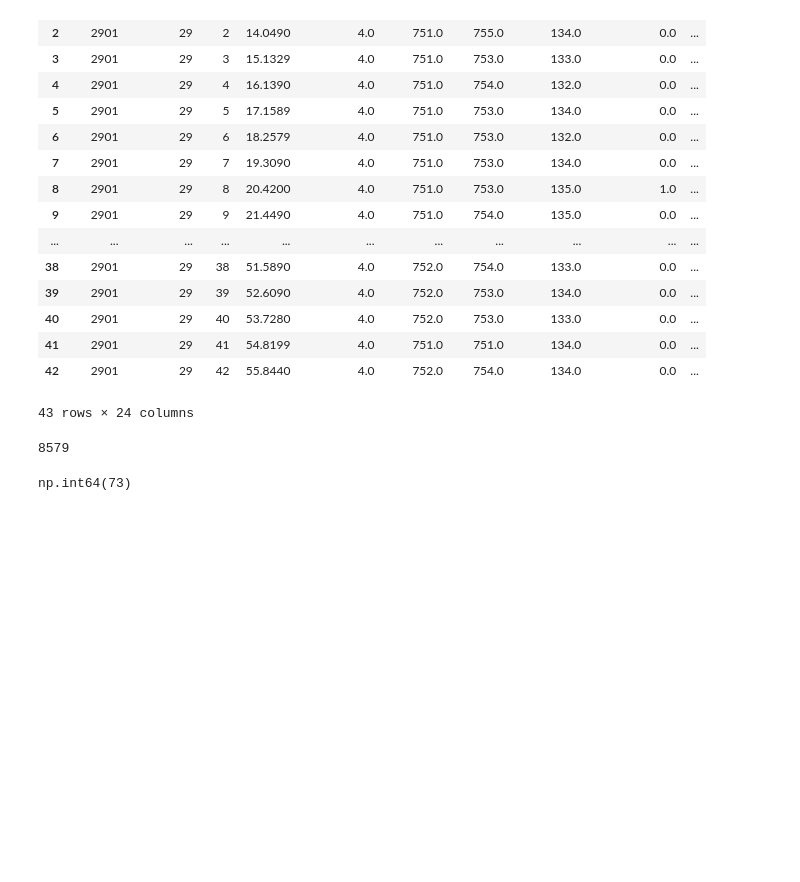
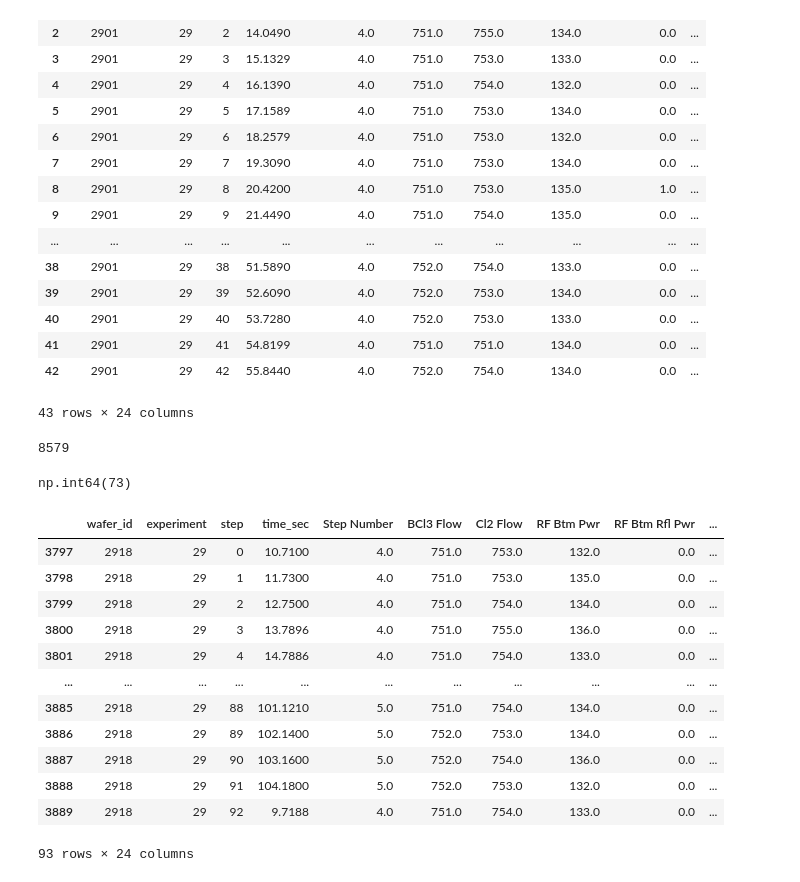
Before and after one commit to niva-scotia/manufacturing-agents, a Jupyter notebook: manual_testing.ipynb, the cells around one changed output. Drawn from its saved outputs; the diff is of its cells as text; code cells hidden in the pictures; blank space fills up the shorter version.

```diff
--- a/manual_testing.ipynb
+++ b/manual_testing.ipynb
@@ -56,4 +56,18 @@ len(train_machine)
 # %% [output]
 np.int64(73)
 # %%
-train_machine['wafer_id'] ==
+train_machine[train_machine['wafer_id'] == 2918].head(100)
+# %% [output]
+|  | wafer_id | experiment | step | time_sec | Step Number | BCl3 Flow | Cl2 Flow | RF Btm Pwr | RF Btm Rfl Pwr | ... |
+| 3797 | 2918 | 29 | 0 | 10.7100 | 4.0 | 751.0 | 753.0 | 132.0 | 0.0 | ... |
+| 3798 | 2918 | 29 | 1 | 11.7300 | 4.0 | 751.0 | 753.0 | 135.0 | 0.0 | ... |
+| 3799 | 2918 | 29 | 2 | 12.7500 | 4.0 | 751.0 | 754.0 | 134.0 | 0.0 | ... |
+| 3800 | 2918 | 29 | 3 | 13.7896 | 4.0 | 751.0 | 755.0 | 136.0 | 0.0 | ... |
+| 3801 | 2918 | 29 | 4 | 14.7886 | 4.0 | 751.0 | 754.0 | 133.0 | 0.0 | ... |
+| ... | ... | ... | ... | ... | ... | ... | ... | ... | ... | ... |
+| 3885 | 2918 | 29 | 88 | 101.1210 | 5.0 | 751.0 | 754.0 | 134.0 | 0.0 | ... |
+| 3886 | 2918 | 29 | 89 | 102.1400 | 5.0 | 752.0 | 753.0 | 134.0 | 0.0 | ... |
+| 3887 | 2918 | 29 | 90 | 103.1600 | 5.0 | 752.0 | 754.0 | 136.0 | 0.0 | ... |
+| 3888 | 2918 | 29 | 91 | 104.1800 | 5.0 | 752.0 | 753.0 | 132.0 | 0.0 | ... |
+| 3889 | 2918 | 29 | 92 | 9.7188 | 4.0 | 751.0 | 754.0 | 133.0 | 0.0 | ... |
+93 rows × 24 columns
```
Also changed, not shown: parts of 10 cells of this notebook, 1 other file.
